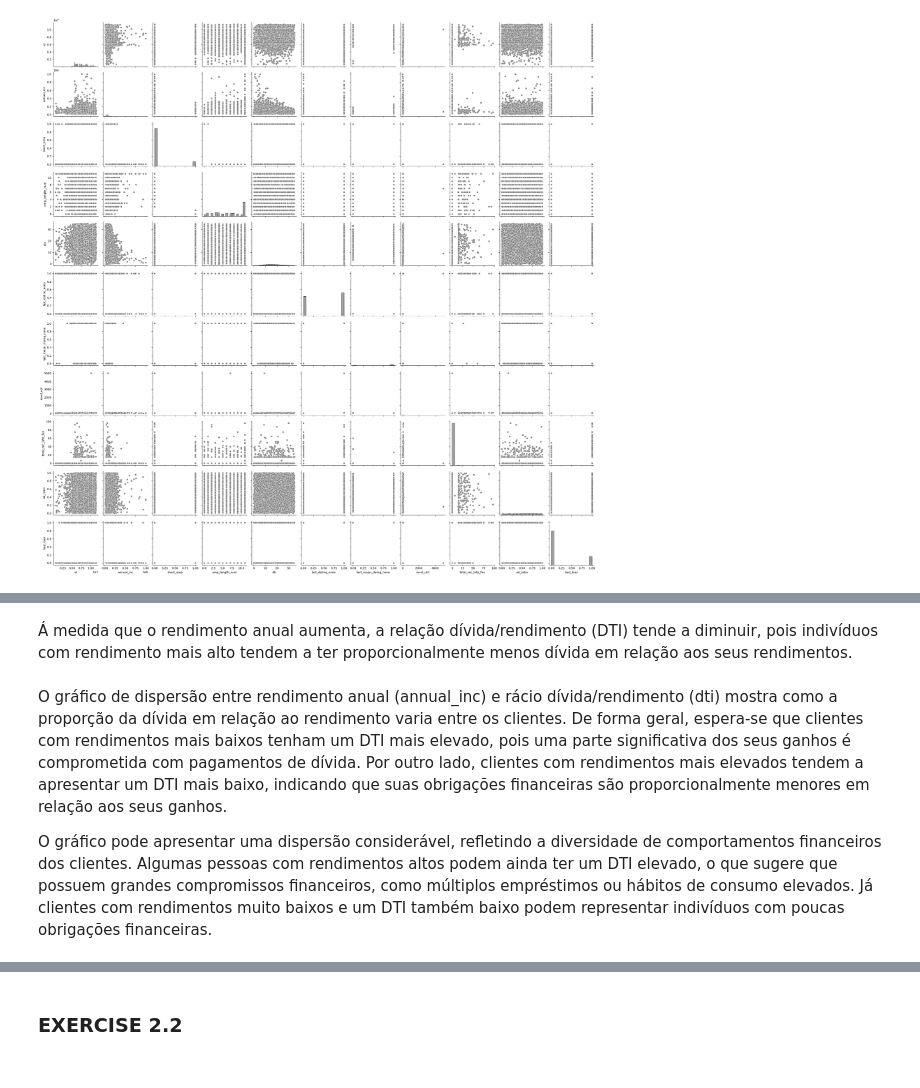
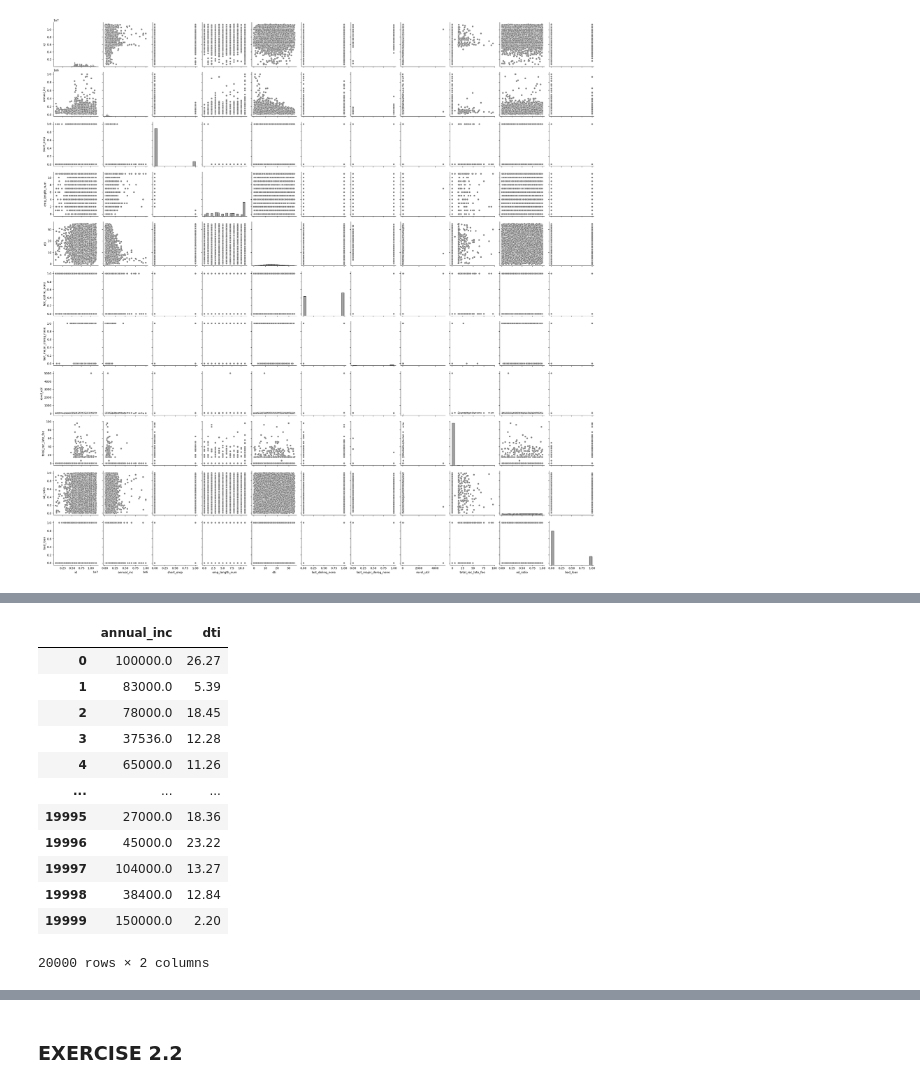
Before and after one commit to pereiranuno/loan-project, a Jupyter notebook: eda-finalproject.ipynb, the cells around one changed output, grey strips where cells are left out. Saved outputs shown, nothing was run; the diff lists cells and outputs as text; code cells hidden in the pictures.

```diff
--- a/eda-finalproject.ipynb
+++ b/eda-finalproject.ipynb
@@ -245,7 +233,18 @@ plt.show()
-# %% [markdown]
-Á medida que o rendimento anual aumenta, a relação dívida/rendimento (DTI) tende a diminuir, pois indivíduos com rendimento mais alto tendem a ter proporcionalmente menos dívida em relação aos seus rendimentos.
-# %% [markdown]
-O gráfico de dispersão entre rendimento anual (annual_inc) e rácio dívida/rendimento (dti) mostra como a proporção da dívida em relação ao rendimento varia entre os clientes. De forma geral, espera-se que clientes com rendimentos mais baixos tenham um DTI mais elevado, pois uma parte significativa dos seus ganhos é comprometida com pagamentos de dívida. Por outro lado, clientes com rendimentos mais elevados tendem a apresentar um DTI mais baixo, indicando que suas obrigações financeiras são proporcionalmente menores em relação aos seus ganhos.
-
-O gráfico pode apresentar uma dispersão considerável, refletindo a diversidade de comportamentos financeiros dos clientes. Algumas pessoas com rendimentos altos podem ainda ter um DTI elevado, o que sugere que possuem grandes compromissos financeiros, como múltiplos empréstimos ou hábitos de consumo elevados. Já clientes com rendimentos muito baixos e um DTI também baixo podem representar indivíduos com poucas obrigações financeiras.
+# %%
+selected_vars = ["annual_inc", "dti"]
+data[list(selected_vars)]
+# %% [output]
+|  | annual_inc | dti |
+| 0 | 100000.0 | 26.27 |
+| 1 | 83000.0 | 5.39 |
+| 2 | 78000.0 | 18.45 |
+| 3 | 37536.0 | 12.28 |
+| 4 | 65000.0 | 11.26 |
+| ... | ... | ... |
+| 19995 | 27000.0 | 18.36 |
+| 19996 | 45000.0 | 23.22 |
+| 19997 | 104000.0 | 13.27 |
+| 19998 | 38400.0 | 12.84 |
+| 19999 | 150000.0 | 2.20 |
+20000 rows × 2 columns
 # %%
```
Also changed, not shown: parts of 5 cells of this notebook.
